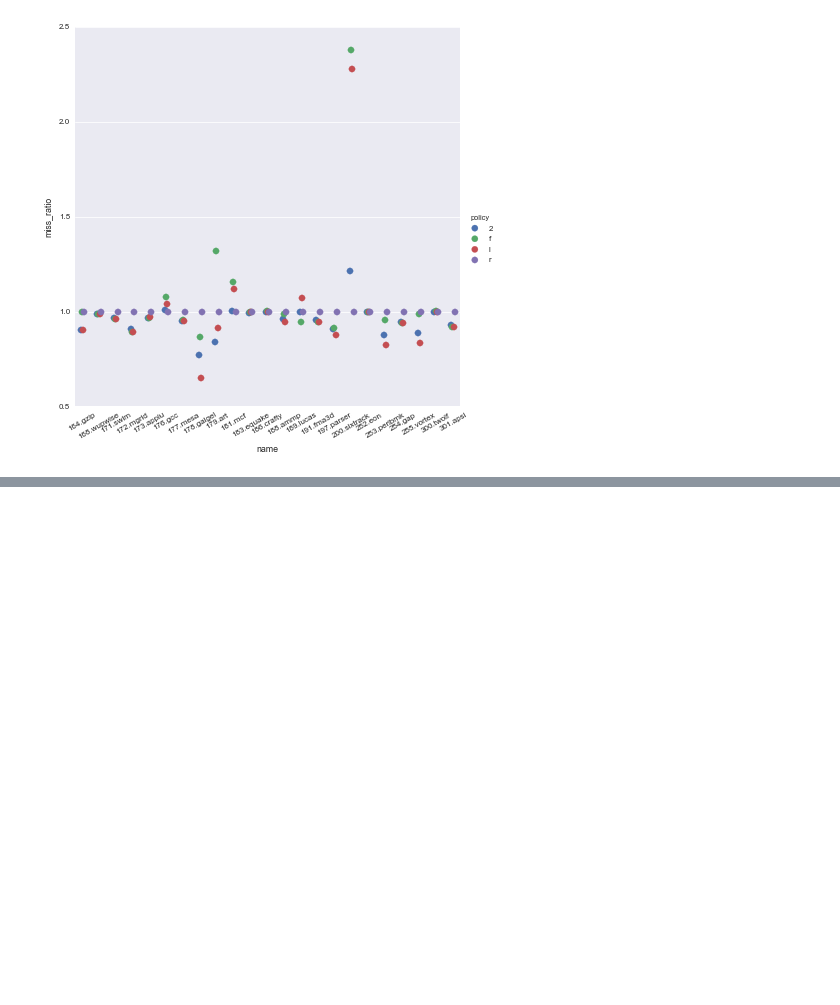
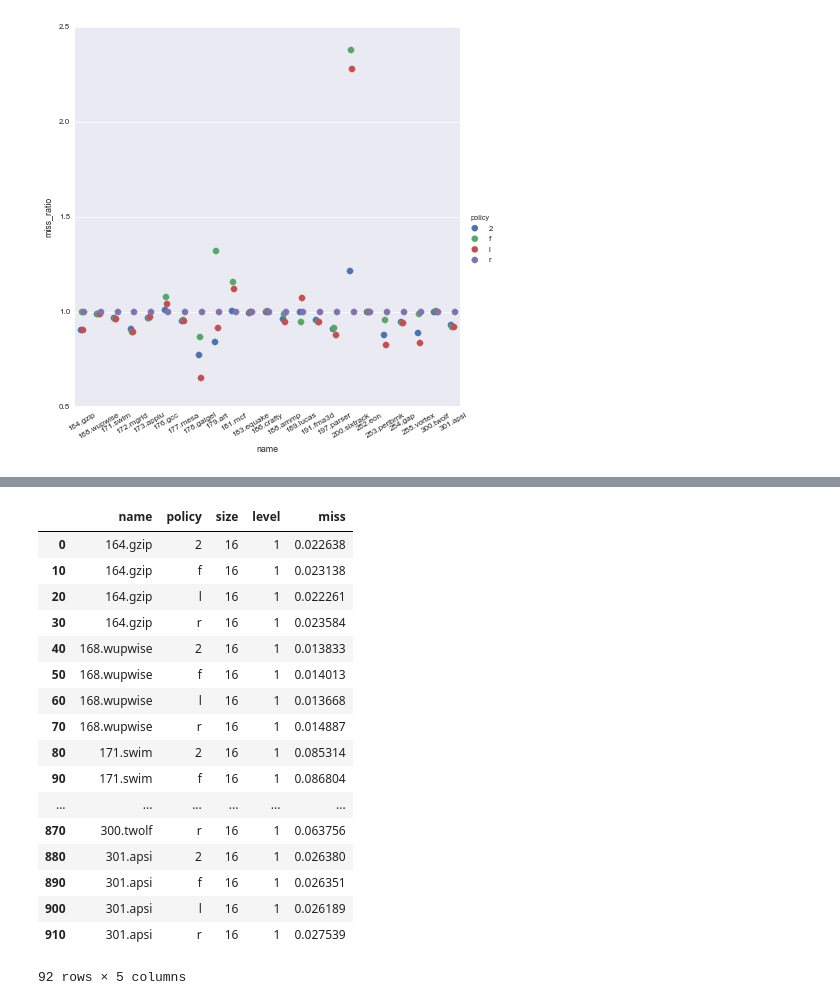
Before and after one commit to danluu/dineroIV, a Jupyter notebook: traces/spec/Plot.ipynb, the cells around one changed output, grey strips where cells are left out. Saved outputs shown, nothing was run; the diff lists cells and outputs as text; code cells hidden in the pictures; blank space fills up the shorter version.

```diff
--- a/traces/spec/Plot.ipynb
+++ b/traces/spec/Plot.ipynb
@@ -53,0 +63,21 @@ g.set_xticklabels(rotation=30)
+# %%
+df8[df8["size"]==16]
+# %% [output]
+|  | name | policy | size | level | miss |
+| 0 | 164.gzip | 2 | 16 | 1 | 0.022638 |
+| 10 | 164.gzip | f | 16 | 1 | 0.023138 |
+| 20 | 164.gzip | l | 16 | 1 | 0.022261 |
+| 30 | 164.gzip | r | 16 | 1 | 0.023584 |
+| 40 | 168.wupwise | 2 | 16 | 1 | 0.013833 |
+| 50 | 168.wupwise | f | 16 | 1 | 0.014013 |
+| 60 | 168.wupwise | l | 16 | 1 | 0.013668 |
+| 70 | 168.wupwise | r | 16 | 1 | 0.014887 |
+| 80 | 171.swim | 2 | 16 | 1 | 0.085314 |
+| 90 | 171.swim | f | 16 | 1 | 0.086804 |
+| ... | ... | ... | ... | ... | ... |
+| 870 | 300.twolf | r | 16 | 1 | 0.063756 |
+| 880 | 301.apsi | 2 | 16 | 1 | 0.026380 |
+| 890 | 301.apsi | f | 16 | 1 | 0.026351 |
+| 900 | 301.apsi | l | 16 | 1 | 0.026189 |
+| 910 | 301.apsi | r | 16 | 1 | 0.027539 |
+92 rows × 5 columns
```
Also changed, not shown: parts of 4 cells of this notebook.
